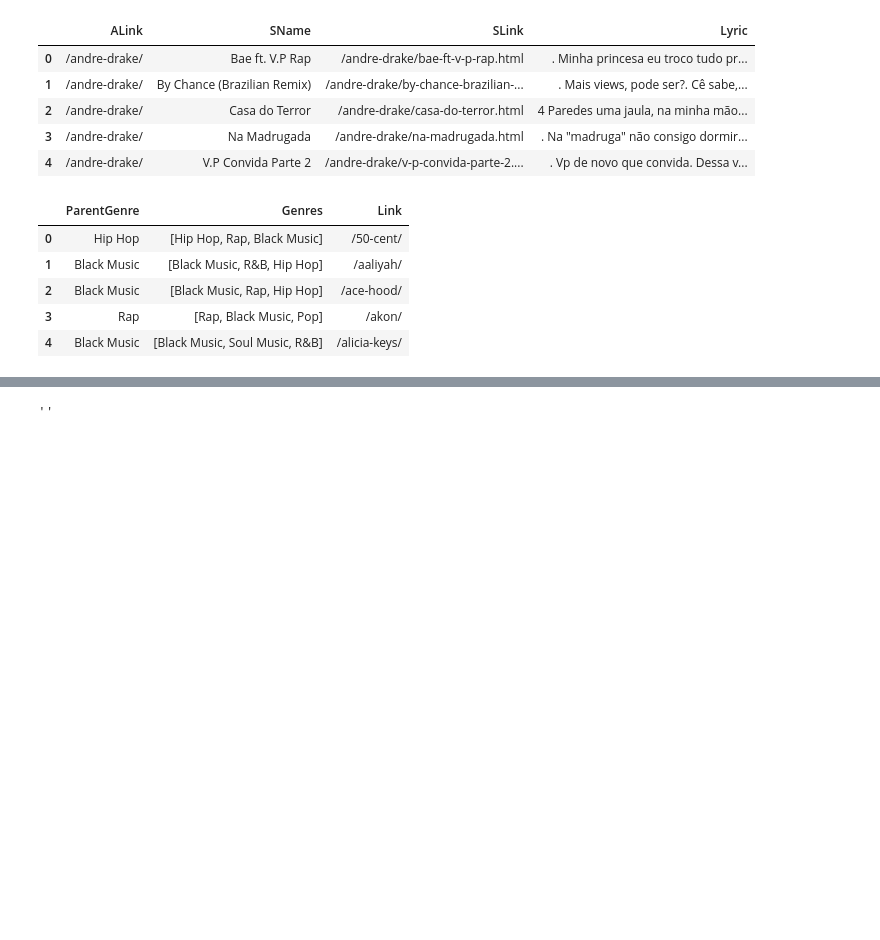
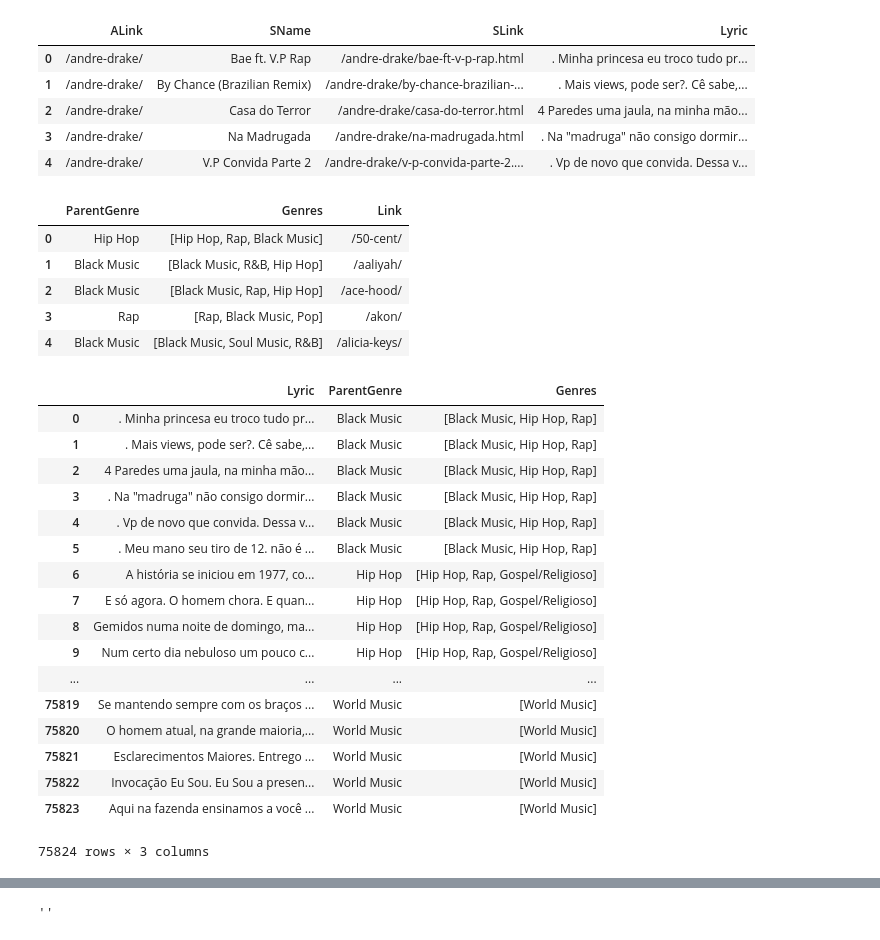
Before and after one commit to vinicius-alves/Selecao-Genero-Musical, a Jupyter notebook: Análise Exploratória/Análise Exploratória.ipynb, the cells around one changed output, grey strips where cells are left out. Drawn from its saved outputs; the diff is of its cells as text; code cells hidden in the pictures; blank space fills up the shorter version.

```diff
--- a/Análise Exploratória/Análise Exploratória.ipynb
+++ b/Análise Exploratória/Análise Exploratória.ipynb
@@ -147,6 +152,27 @@ df_artists[:5]
 # %%
 df_lyrics = df_lyrics.merge(df_artists, left_on='ALink', right_on='Link')
 df_lyrics.drop(columns=["Link"],inplace=True)
+# %%
+df_lyrics[['Lyric','ParentGenre','Genres']]
+# %% [output]
+|  | Lyric | ParentGenre | Genres |
+| 0 | . Minha princesa eu troco tudo pr... | Black Music | [Black Music, Hip Hop, Rap] |
+| 1 | . Mais views, pode ser?. Cê sabe,... | Black Music | [Black Music, Hip Hop, Rap] |
+| 2 | 4 Paredes uma jaula, na minha mão... | Black Music | [Black Music, Hip Hop, Rap] |
+| 3 | . Na "madruga" não consigo dormir... | Black Music | [Black Music, Hip Hop, Rap] |
+| 4 | . Vp de novo que convida. Dessa v... | Black Music | [Black Music, Hip Hop, Rap] |
+| 5 | . Meu mano seu tiro de 12. não é ... | Black Music | [Black Music, Hip Hop, Rap] |
+| 6 | A história se iniciou em 1977, co... | Hip Hop | [Hip Hop, Rap, Gospel/Religioso] |
+| 7 | E só agora. O homem chora. E quan... | Hip Hop | [Hip Hop, Rap, Gospel/Religioso] |
+| 8 | Gemidos numa noite de domingo, ma... | Hip Hop | [Hip Hop, Rap, Gospel/Religioso] |
+| 9 | Num certo dia nebuloso um pouco c... | Hip Hop | [Hip Hop, Rap, Gospel/Religioso] |
+| ... | ... | ... | ... |
+| 75819 | Se mantendo sempre com os braços ... | World Music | [World Music] |
+| 75820 | O homem atual, na grande maioria,... | World Music | [World Music] |
+| 75821 | Esclarecimentos Maiores. Entrego ... | World Music | [World Music] |
+| 75822 | Invocação Eu Sou. Eu Sou a presen... | World Music | [World Music] |
+| 75823 | Aqui na fazenda ensinamos a você ... | World Music | [World Music] |
+75824 rows × 3 columns
 # %%
 df_lyrics[:5]
 # %% [output]
```
Also changed, not shown: parts of 11 cells of this notebook.
